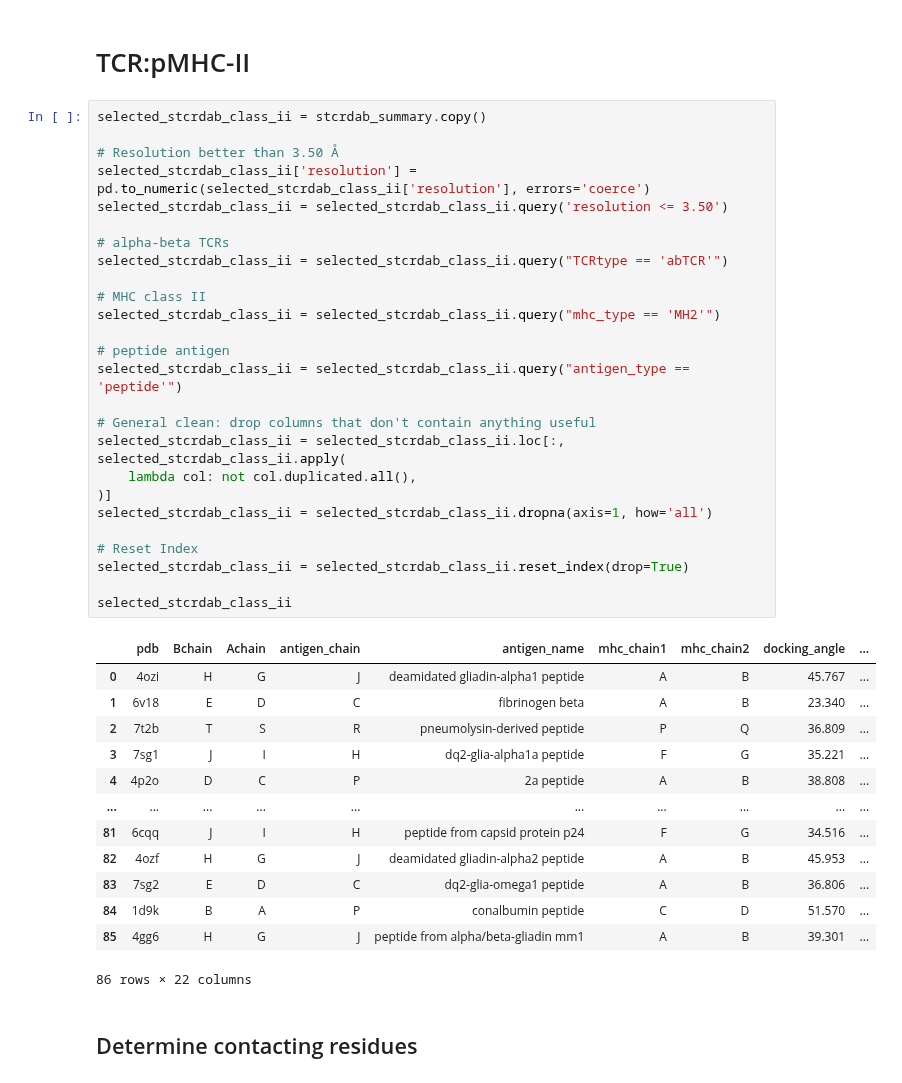
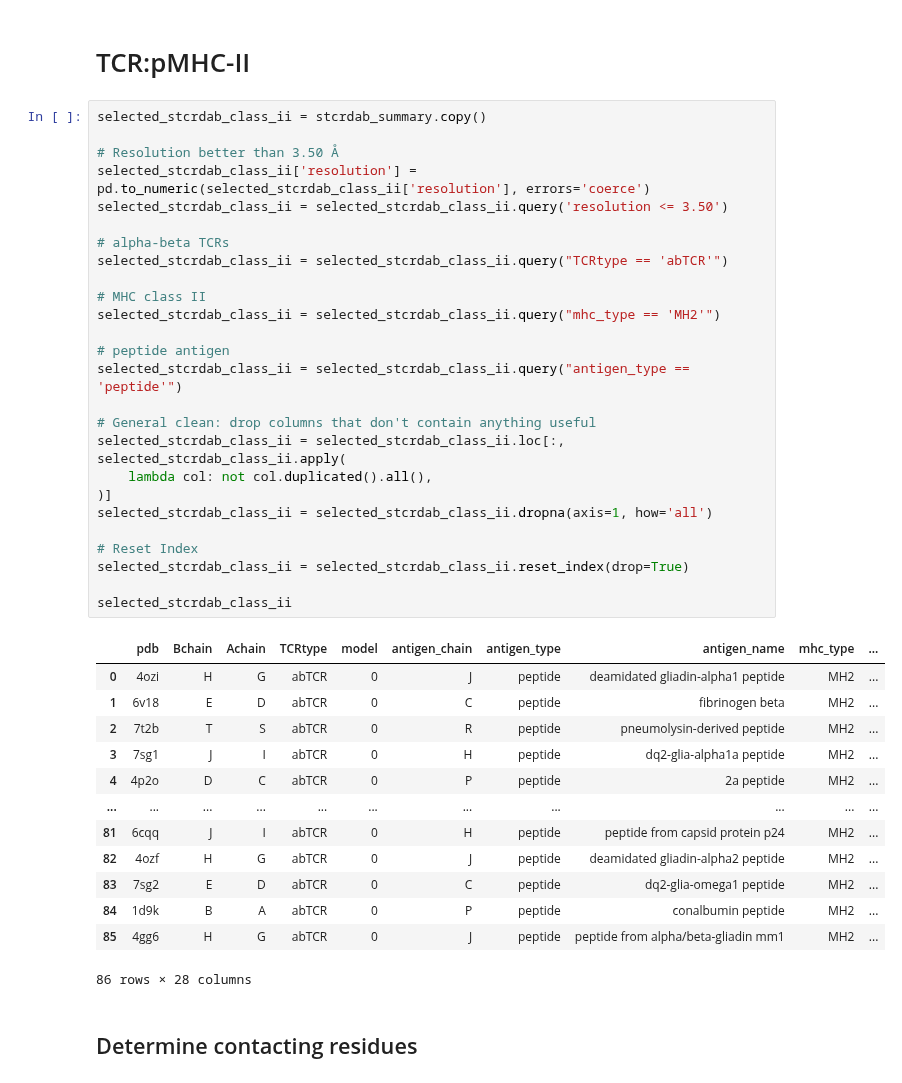
Before and after one commit to benjiemc/tcr-antigen-prediction, a Jupyter notebook: notebooks/Identify_contact_residues_on_MHC_molecules.ipynb, the cells around one changed output. Drawn from its saved outputs; the diff is of its cells as text.

```diff
--- a/notebooks/Identify_contact_residues_on_MHC_molecules.ipynb
+++ b/notebooks/Identify_contact_residues_on_MHC_molecules.ipynb
@@ -397,43 +397,43 @@ mhc_i_contact_positions.to_csv('data/interim/tcr_mhc_class_I_contacts.csv', inde
 # %%
 selected_stcrdab_class_ii = stcrdab_summary.copy()
 
 # Resolution better than 3.50 Å
 selected_stcrdab_class_ii['resolution'] = pd.to_numeric(selected_stcrdab_class_ii['resolution'], errors='coerce')
 selected_stcrdab_class_ii = selected_stcrdab_class_ii.query('resolution <= 3.50')
 
 # alpha-beta TCRs
 selected_stcrdab_class_ii = selected_stcrdab_class_ii.query("TCRtype == 'abTCR'")
 
 # MHC class II
 selected_stcrdab_class_ii = selected_stcrdab_class_ii.query("mhc_type == 'MH2'")
 
 # peptide antigen
 selected_stcrdab_class_ii = selected_stcrdab_class_ii.query("antigen_type == 'peptide'")
 
 # General clean: drop columns that don't contain anything useful
 selected_stcrdab_class_ii = selected_stcrdab_class_ii.loc[:, selected_stcrdab_class_ii.apply(
-    lambda col: not col.duplicated.all(),
+    lambda col: not col.duplicated().all(),
 )]
 selected_stcrdab_class_ii = selected_stcrdab_class_ii.dropna(axis=1, how='all')
 
 # Reset Index
 selected_stcrdab_class_ii = selected_stcrdab_class_ii.reset_index(drop=True)
 
 selected_stcrdab_class_ii
 # %% [output]
-|  | pdb | Bchain | Achain | antigen_chain | antigen_name | mhc_chain1 | mhc_chain2 | docking_angle | ... |
-| 0 | 4ozi | H | G | J | deamidated gliadin-alpha1 peptide | A | B | 45.767 | ... |
-| 1 | 6v18 | E | D | C | fibrinogen beta | A | B | 23.340 | ... |
-| 2 | 7t2b | T | S | R | pneumolysin-derived peptide | P | Q | 36.809 | ... |
-| 3 | 7sg1 | J | I | H | dq2-glia-alpha1a peptide | F | G | 35.221 | ... |
-| 4 | 4p2o | D | C | P | 2a peptide | A | B | 38.808 | ... |
-| ... | ... | ... | ... | ... | ... | ... | ... | ... | ... |
-| 81 | 6cqq | J | I | H | peptide from capsid protein p24 | F | G | 34.516 | ... |
-| 82 | 4ozf | H | G | J | deamidated gliadin-alpha2 peptide | A | B | 45.953 | ... |
-| 83 | 7sg2 | E | D | C | dq2-glia-omega1 peptide | A | B | 36.806 | ... |
-| 84 | 1d9k | B | A | P | conalbumin peptide | C | D | 51.570 | ... |
-| 85 | 4gg6 | H | G | J | peptide from alpha/beta-gliadin mm1 | A | B | 39.301 | ... |
+|  | pdb | Bchain | Achain | TCRtype | model | antigen_chain | antigen_type | antigen_name | mhc_type | ... |
+| 0 | 4ozi | H | G | abTCR | 0 | J | peptide | deamidated gliadin-alpha1 peptide | MH2 | ... |
+| 1 | 6v18 | E | D | abTCR | 0 | C | peptide | fibrinogen beta | MH2 | ... |
+| 2 | 7t2b | T | S | abTCR | 0 | R | peptide | pneumolysin-derived peptide | MH2 | ... |
+| 3 | 7sg1 | J | I | abTCR | 0 | H | peptide | dq2-glia-alpha1a peptide | MH2 | ... |
+| 4 | 4p2o | D | C | abTCR | 0 | P | peptide | 2a peptide | MH2 | ... |
+| ... | ... | ... | ... | ... | ... | ... | ... | ... | ... | ... |
+| 81 | 6cqq | J | I | abTCR | 0 | H | peptide | peptide from capsid protein p24 | MH2 | ... |
+| 82 | 4ozf | H | G | abTCR | 0 | J | peptide | deamidated gliadin-alpha2 peptide | MH2 | ... |
+| 83 | 7sg2 | E | D | abTCR | 0 | C | peptide | dq2-glia-omega1 peptide | MH2 | ... |
+| 84 | 1d9k | B | A | abTCR | 0 | P | peptide | conalbumin peptide | MH2 | ... |
+| 85 | 4gg6 | H | G | abTCR | 0 | J | peptide | peptide from alpha/beta-gliadin mm1 | MH2 | ... |
-86 rows × 22 columns
+86 rows × 28 columns
 # %% [markdown]
 ## Determine contacting residues
 # %%
```
Also changed, not shown: parts of 6 cells of this notebook.
